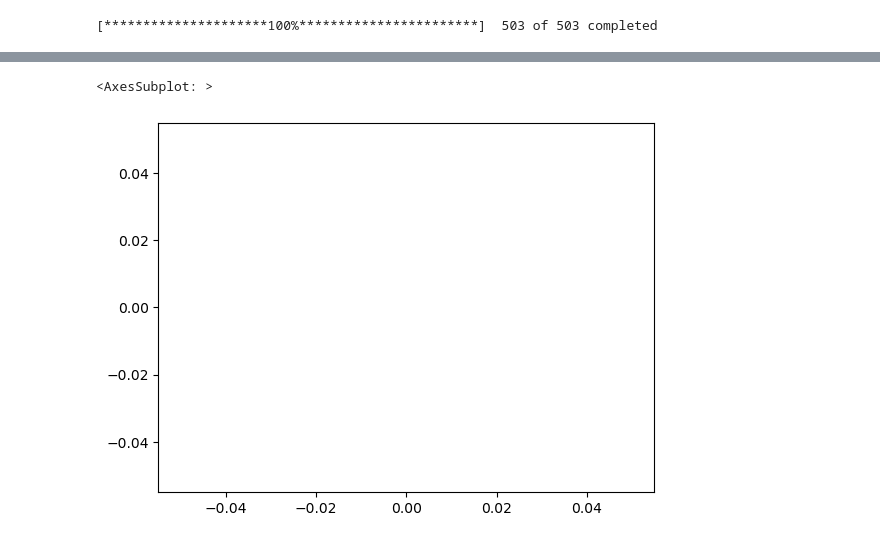
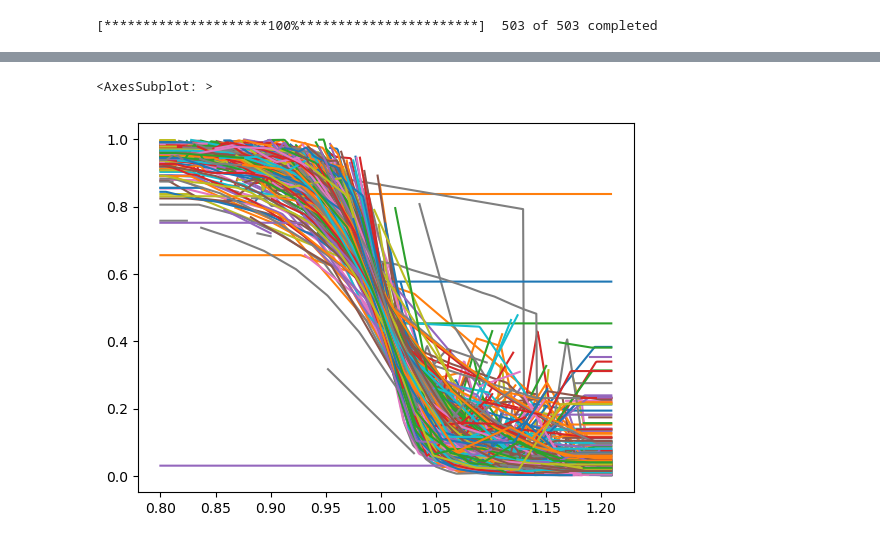
Before and after one commit to BenBowring/OptionSite, a Jupyter notebook: polygon_create.ipynb, the cells around one changed output, grey strips where cells are left out. Drawn from its saved outputs; the diff is of its cells as text; code cells hidden in the pictures.

```diff
--- a/polygon_create.ipynb
+++ b/polygon_create.ipynb
@@ -36,7 +36,7 @@ for ticker in names:
     payload = {'expiration_date': '2023-01-20', 'strike_price.gte': low_strike,
     'strike_price.lte': high_strike, 'limit': 100}
 
-    r = requests.get(query_url, headers={"Authorization": "Bearer S9lBZQks_NgqdpCvFiIm_YYdAxQNvGYQ"}, params = payload)
+    r = requests.get(query_url, headers={"Authorization": ""}, params = payload)
 
     dict_results = dict(r.json())
 
@@ -107,6 +107,6 @@ df
 # %%
 d_curve = df[df['callput'] == 'call']
-rebase_index = np.arange(0.8,1.201,0.01)
+rebase_index = np.arange(0.8,1.21,0.001)
 # %%
 curves = pd.DataFrame()
 
@@ -124,7 +124,7 @@ for tick in names:
 
         pass
 # %%
-curve_df['AAPL'].plot()
+curve_df.plot(legend=False)
 # %% [output]
 <AxesSubplot: >
-[figure, old version]
+[figure, new version]
```
Also changed, not shown: parts of 2 cells of this notebook, 1 other file.
